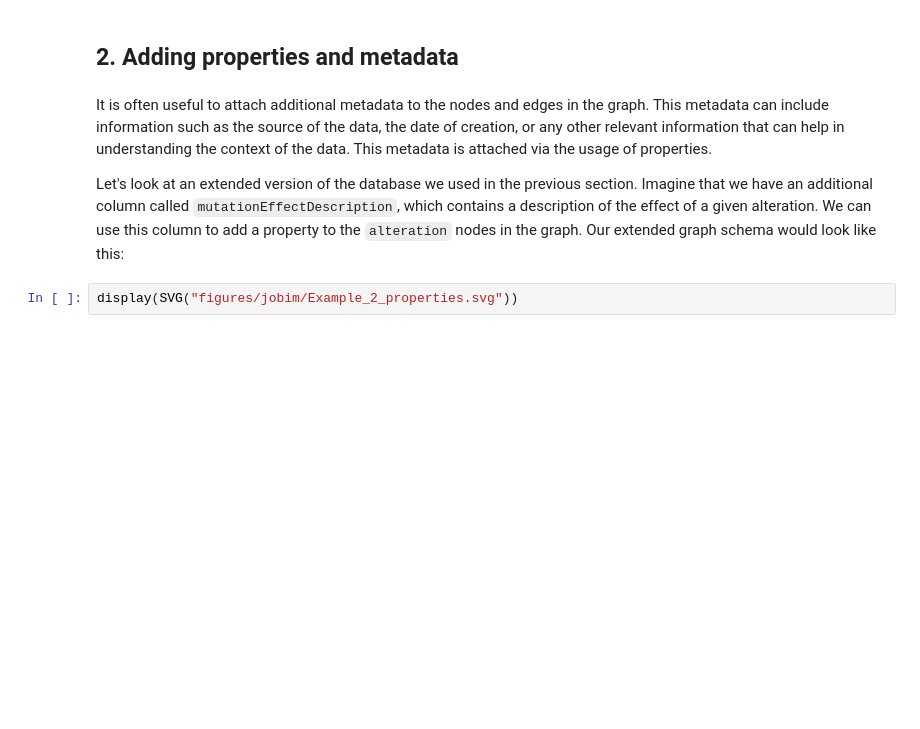
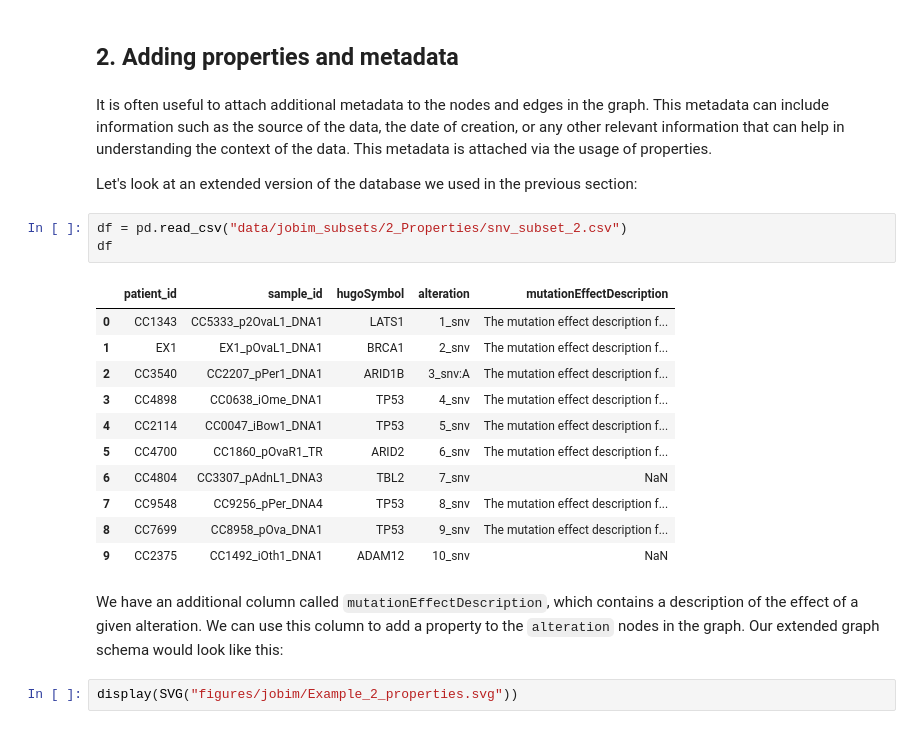
Before and after one commit to mbaric758/ontoweaver-vignette, a Jupyter notebook: vignette_jobim.ipynb, the cells around one changed output. Saved outputs shown, nothing was run; the diff lists cells and outputs as text; blank space fills up the shorter version.

Commit message:
fix(vignette):Add graphs and background.

```diff
--- a/vignette_jobim.ipynb
+++ b/vignette_jobim.ipynb
@@ -194,9 +242,27 @@ FeatureError: File format '' of file 'DATABASE' is not supported (I can only rea
 # %% [markdown]
 ## 2. Adding properties and metadata
+# %% [markdown]
+It is often useful to attach additional metadata to the nodes and edges in the graph. This metadata can include information such as the source of the data, the date of creation, or any other relevant information that can help in understanding the context of the data. This metadata is attached via the usage of properties.
+
+Let's look at an extended version of the database we used in the previous section:
+# %%
+df = pd.read_csv("data/jobim_subsets/2_Properties/snv_subset_2.csv")
+df
+# %% [output]
+|  | patient_id | sample_id | hugoSymbol | alteration | mutationEffectDescription |
+| 0 | CC1343 | CC5333_p2OvaL1_DNA1 | LATS1 | 1_snv | The mutation effect description f... |
+| 1 | EX1 | EX1_pOvaL1_DNA1 | BRCA1 | 2_snv | The mutation effect description f... |
+| 2 | CC3540 | CC2207_pPer1_DNA1 | ARID1B | 3_snv:A | The mutation effect description f... |
+| 3 | CC4898 | CC0638_iOme_DNA1 | TP53 | 4_snv | The mutation effect description f... |
+| 4 | CC2114 | CC0047_iBow1_DNA1 | TP53 | 5_snv | The mutation effect description f... |
+| 5 | CC4700 | CC1860_pOvaR1_TR | ARID2 | 6_snv | The mutation effect description f... |
+| 6 | CC4804 | CC3307_pAdnL1_DNA3 | TBL2 | 7_snv | NaN |
+| 7 | CC9548 | CC9256_pPer_DNA4 | TP53 | 8_snv | The mutation effect description f... |
+| 8 | CC7699 | CC8958_pOva_DNA1 | TP53 | 9_snv | The mutation effect description f... |
+| 9 | CC2375 | CC1492_iOth1_DNA1 | ADAM12 | 10_snv | NaN |
 # %% [markdown]
-It is often useful to attach additional metadata to the nodes and edges in the graph. This metadata can include information such as the source of the data, the date of creation, or any other relevant information that can help in understanding the context of the data. This metadata is attached via the usage of properties.
 
-Let's look at an extended version of the database we used in the previous section. Imagine that we have an additional column called `mutationEffectDescription`, which contains a description of the effect of a given alteration. We can use this column to add a property to the `alteration` nodes in the graph. Our extended graph schema would look like this:
+We have an additional column called `mutationEffectDescription`, which contains a description of the effect of a given alteration. We can use this column to add a property to the `alteration` nodes in the graph. Our extended graph schema would look like this:
 # %%
 display(SVG("figures/jobim/Example_2_properties.svg"))
 # %% [output]
```
Also changed, not shown: parts of 12 cells of this notebook, 4 other files.
